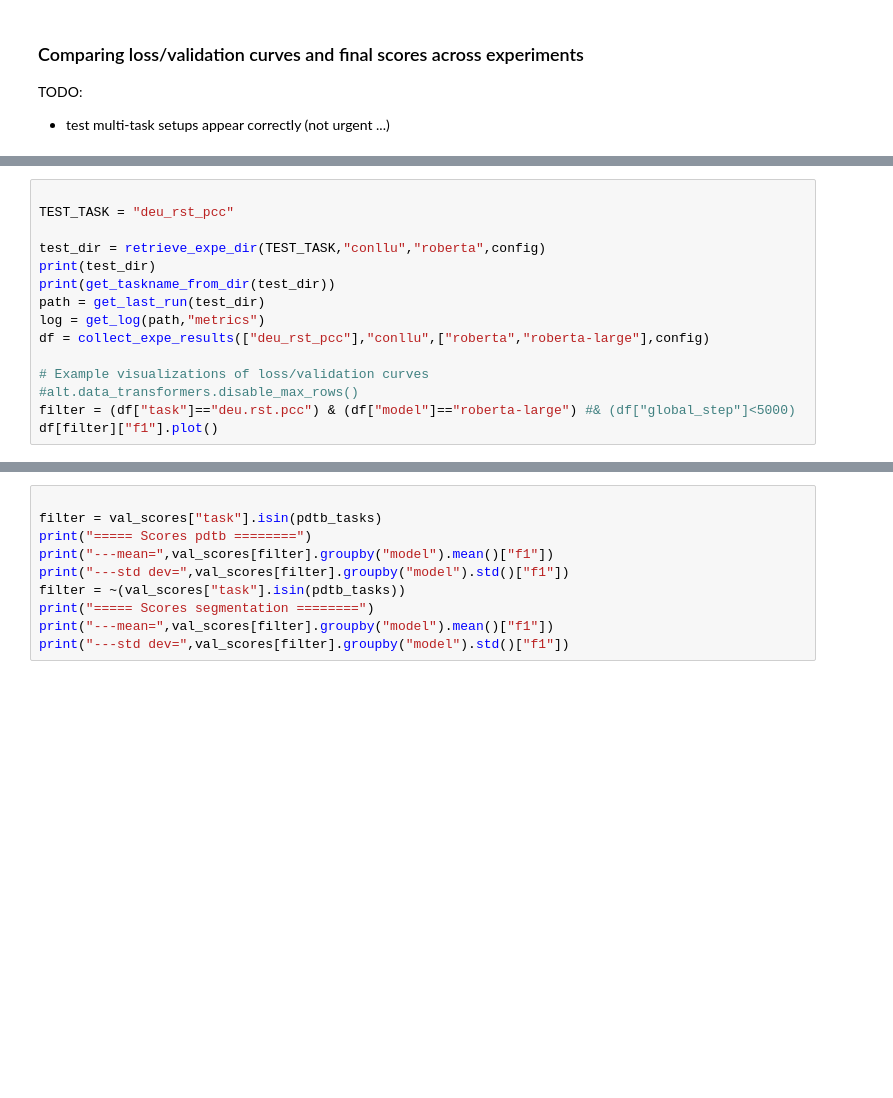
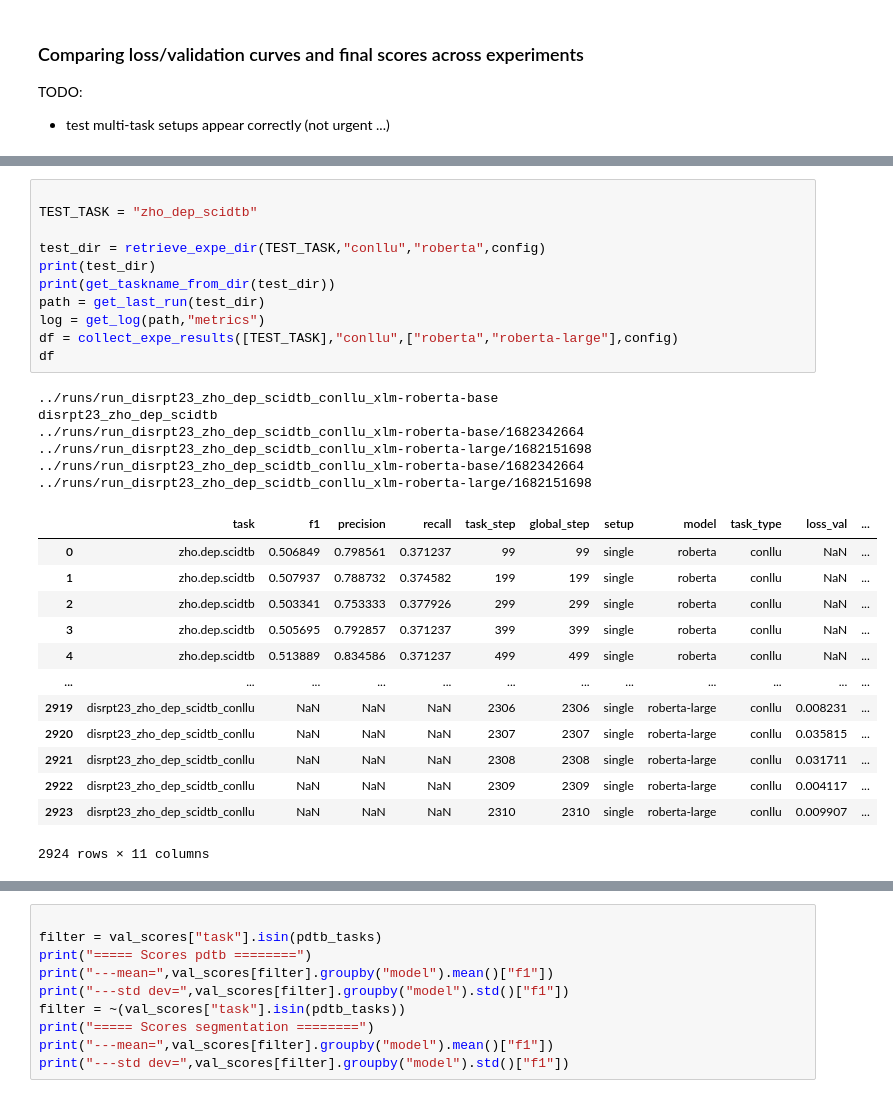
Before and after one commit to phimit/jiant, a Jupyter notebook: scripts/vizu_results.ipynb, the cells around one changed output, grey strips where cells are left out. Cells and saved outputs as stored; diff of their text form; blank space fills up the shorter version.

```diff
--- a/scripts/vizu_results.ipynb
+++ b/scripts/vizu_results.ipynb
@@ -43,15 +177,31 @@ val_scores
 # %%
 
-TEST_TASK = "deu_rst_pcc"
+TEST_TASK = "zho_dep_scidtb"
 
 test_dir = retrieve_expe_dir(TEST_TASK,"conllu","roberta",config)
 print(test_dir)
 print(get_taskname_from_dir(test_dir))
 path = get_last_run(test_dir)
 log = get_log(path,"metrics")
-df = collect_expe_results(["deu_rst_pcc"],"conllu",["roberta","roberta-large"],config)
-
-# Example visualizations of loss/validation curves
-#alt.data_transformers.disable_max_rows()
-filter = (df["task"]=="deu.rst.pcc") & (df["model"]=="roberta-large") #& (df["global_step"]<5000)
-df[filter]["f1"].plot()
+df = collect_expe_results([TEST_TASK],"conllu",["roberta","roberta-large"],config)
+df
+# %% [output]
+../runs/run_disrpt23_zho_dep_scidtb_conllu_xlm-roberta-base
+disrpt23_zho_dep_scidtb
+../runs/run_disrpt23_zho_dep_scidtb_conllu_xlm-roberta-base/1682342664
+../runs/run_disrpt23_zho_dep_scidtb_conllu_xlm-roberta-large/1682151698
+../runs/run_disrpt23_zho_dep_scidtb_conllu_xlm-roberta-base/1682342664
+../runs/run_disrpt23_zho_dep_scidtb_conllu_xlm-roberta-large/1682151698
+|  | task | f1 | precision | recall | task_step | global_step | setup | model | task_type | loss_val | ... |
+| 0 | zho.dep.scidtb | 0.506849 | 0.798561 | 0.371237 | 99 | 99 | single | roberta | conllu | NaN | ... |
+| 1 | zho.dep.scidtb | 0.507937 | 0.788732 | 0.374582 | 199 | 199 | single | roberta | conllu | NaN | ... |
+| 2 | zho.dep.scidtb | 0.503341 | 0.753333 | 0.377926 | 299 | 299 | single | roberta | conllu | NaN | ... |
+| 3 | zho.dep.scidtb | 0.505695 | 0.792857 | 0.371237 | 399 | 399 | single | roberta | conllu | NaN | ... |
+| 4 | zho.dep.scidtb | 0.513889 | 0.834586 | 0.371237 | 499 | 499 | single | roberta | conllu | NaN | ... |
+| ... | ... | ... | ... | ... | ... | ... | ... | ... | ... | ... | ... |
+| 2919 | disrpt23_zho_dep_scidtb_conllu | NaN | NaN | NaN | 2306 | 2306 | single | roberta-large | conllu | 0.008231 | ... |
+| 2920 | disrpt23_zho_dep_scidtb_conllu | NaN | NaN | NaN | 2307 | 2307 | single | roberta-large | conllu | 0.035815 | ... |
+| 2921 | disrpt23_zho_dep_scidtb_conllu | NaN | NaN | NaN | 2308 | 2308 | single | roberta-large | conllu | 0.031711 | ... |
+| 2922 | disrpt23_zho_dep_scidtb_conllu | NaN | NaN | NaN | 2309 | 2309 | single | roberta-large | conllu | 0.004117 | ... |
+| 2923 | disrpt23_zho_dep_scidtb_conllu | NaN | NaN | NaN | 2310 | 2310 | single | roberta-large | conllu | 0.009907 | ... |
+2924 rows × 11 columns
```
Also changed, not shown: parts of 14 cells of this notebook, 8 other files.
